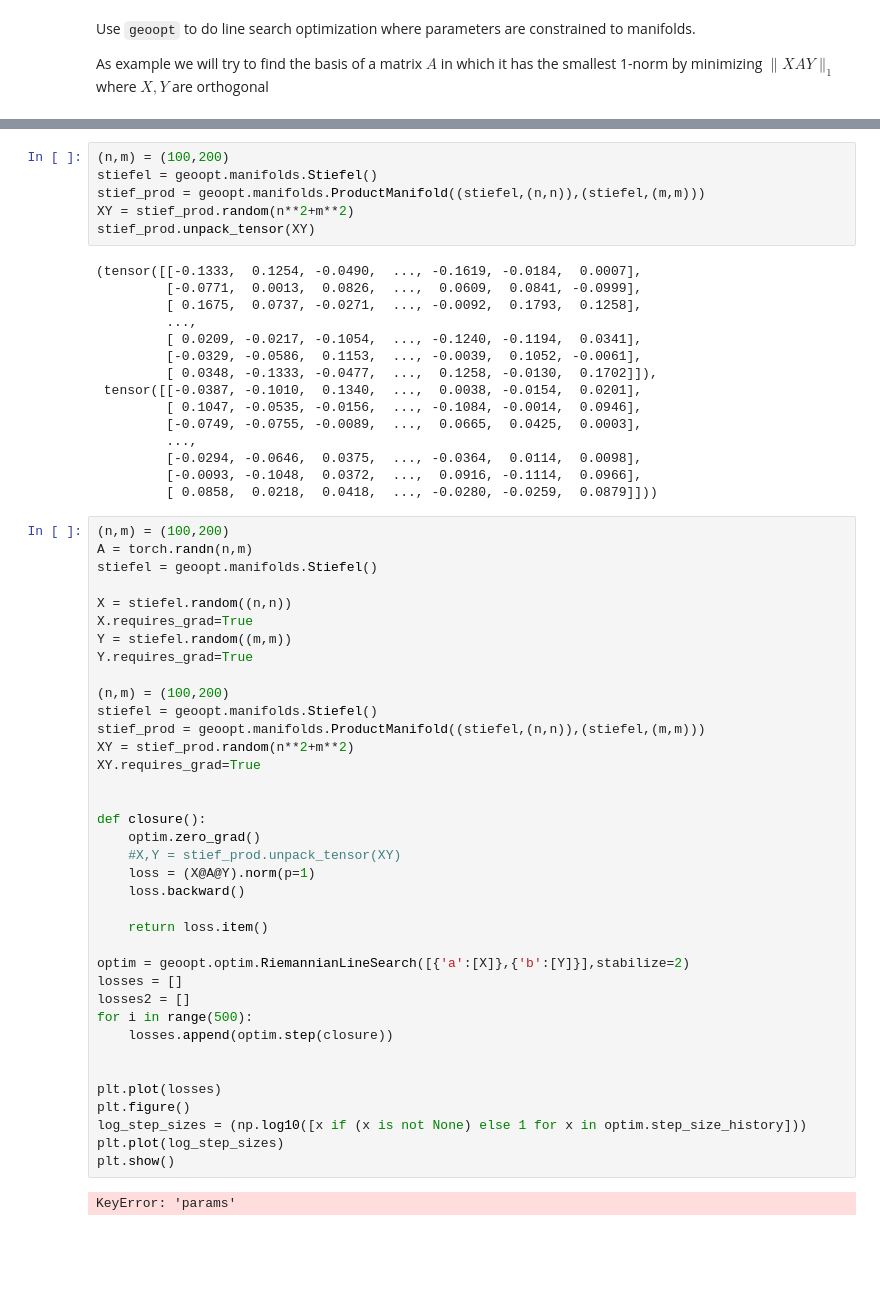
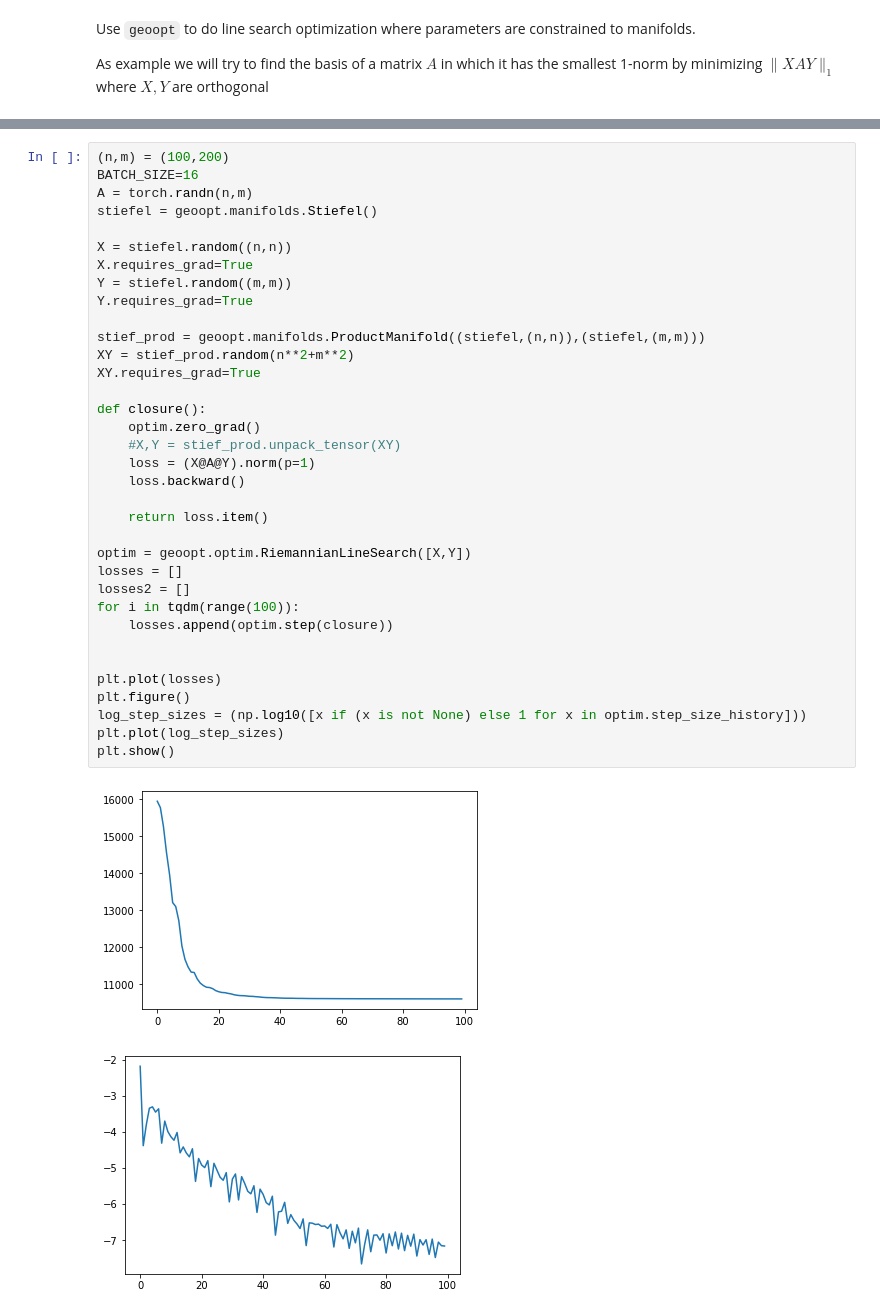
Before and after one commit to geoopt/geoopt, a Jupyter notebook: examples/rwolfe_example.ipynb, the cells around one changed output, grey strips where cells are left out. Saved outputs shown, nothing was run; the diff lists cells and outputs as text; blank space fills up the shorter version.

Commit message:
batch support

```diff
--- a/examples/rwolfe_example.ipynb
+++ b/examples/rwolfe_example.ipynb
@@ -23,60 +24,38 @@ tensor([-0.2364, -0.3048,  0.1211, -0.4428,  0.2482, -0.2867,  0.2788, -0.5560,
-# %%
-(n,m) = (100,200)
-stiefel = geoopt.manifolds.Stiefel()
-stief_prod = geoopt.manifolds.ProductManifold((stiefel,(n,n)),(stiefel,(m,m)))
-XY = stief_prod.random(n**2+m**2)
-stief_prod.unpack_tensor(XY)
-# %% [output]
-(tensor([[-0.1333,  0.1254, -0.0490,  ..., -0.1619, -0.0184,  0.0007],
-         [-0.0771,  0.0013,  0.0826,  ...,  0.0609,  0.0841, -0.0999],
-         [ 0.1675,  0.0737, -0.0271,  ..., -0.0092,  0.1793,  0.1258],
-         ...,
-         [ 0.0209, -0.0217, -0.1054,  ..., -0.1240, -0.1194,  0.0341],
-         [-0.0329, -0.0586,  0.1153,  ..., -0.0039,  0.1052, -0.0061],
-         [ 0.0348, -0.1333, -0.0477,  ...,  0.1258, -0.0130,  0.1702]]),
- tensor([[-0.0387, -0.1010,  0.1340,  ...,  0.0038, -0.0154,  0.0201],
-         [ 0.1047, -0.0535, -0.0156,  ..., -0.1084, -0.0014,  0.0946],
-         [-0.0749, -0.0755, -0.0089,  ...,  0.0665,  0.0425,  0.0003],
-         ...,
-         [-0.0294, -0.0646,  0.0375,  ..., -0.0364,  0.0114,  0.0098],
-         [-0.0093, -0.1048,  0.0372,  ...,  0.0916, -0.1114,  0.0966],
-         [ 0.0858,  0.0218,  0.0418,  ..., -0.0280, -0.0259,  0.0879]]))
 # %%
 (n,m) = (100,200)
+BATCH_SIZE=16
 A = torch.randn(n,m)
 stiefel = geoopt.manifolds.Stiefel()
 
 X = stiefel.random((n,n))
 X.requires_grad=True
 Y = stiefel.random((m,m))
 Y.requires_grad=True
 
-(n,m) = (100,200)
-stiefel = geoopt.manifolds.Stiefel()
 stief_prod = geoopt.manifolds.ProductManifold((stiefel,(n,n)),(stiefel,(m,m)))
 XY = stief_prod.random(n**2+m**2)
 XY.requires_grad=True
-
 
 def closure():
     optim.zero_grad()
     #X,Y = stief_prod.unpack_tensor(XY)
     loss = (X@A@Y).norm(p=1)
     loss.backward()
 
     return loss.item()
 
-optim = geoopt.optim.RiemannianLineSearch([{'a':[X]},{'b':[Y]}],stabilize=2)
+optim = geoopt.optim.RiemannianLineSearch([X,Y])
 losses = []
 losses2 = []
-for i in range(500):
+for i in tqdm(range(100)):
     losses.append(optim.step(closure))
 
 
 plt.plot(losses)
 plt.figure()
 log_step_sizes = (np.log10([x if (x is not None) else 1 for x in optim.step_size_history]))
 plt.plot(log_step_sizes)
 plt.show()
 # %% [output]
-KeyError: 'params'
+[figure, added]
+[figure, added]
```
Also changed, not shown: parts of 3 cells of this notebook, 1 other file.
